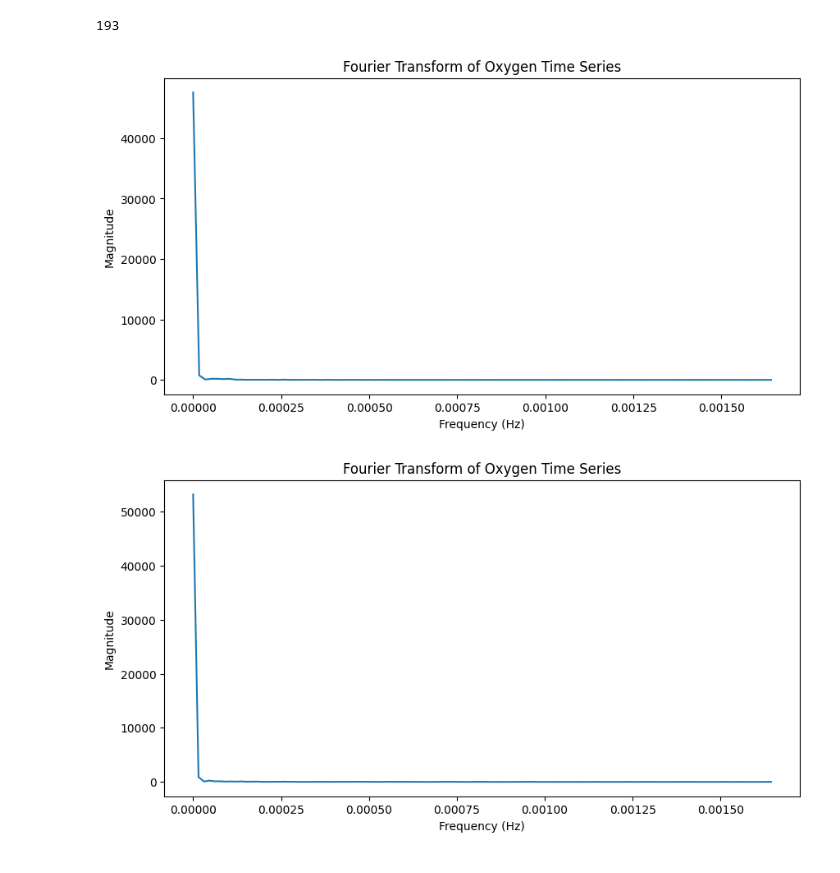
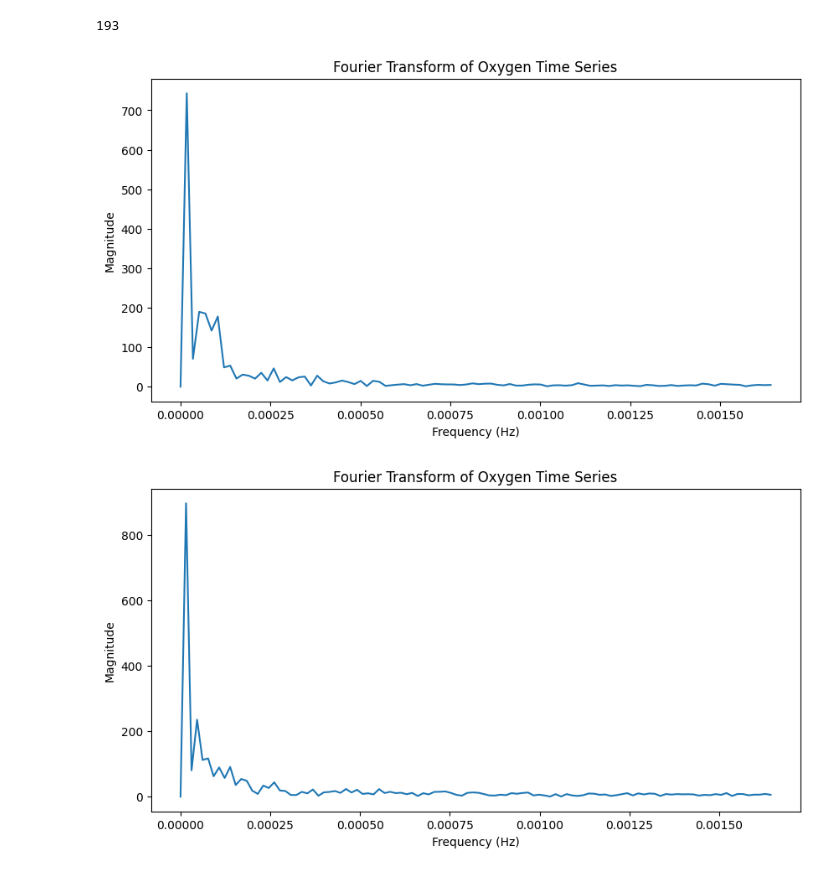
Before and after one commit to rzv09/smores_proj, a Jupyter notebook: src/analysis.ipynb, the cells around one changed output. Saved outputs shown, nothing was run; the diff lists cells and outputs as text; code cells hidden in the pictures.

```diff
--- a/src/analysis.ipynb
+++ b/src/analysis.ipynb
@@ -165,18 +165,18 @@ time_seconds = (time - time[0]).total_seconds()
 # %%
 N = len(oxygen)  # Number of samples
 T = (time_seconds[1] - time_seconds[0])  # Sampling interval in seconds
 freqs = fftfreq(N, d=T)  # Frequency components
 fft_values = fft(oxygen)  # Perform FFT
-
+fft_values[0] = 0
 # Plot Frequency Spectrum (only positive frequencies)
 plt.figure(figsize=(10, 5))
 plt.plot(freqs[:N//2], np.abs(fft_values[:N//2]))  # Only positive frequencies
 plt.xlabel("Frequency (Hz)")
 plt.ylabel("Magnitude")
 plt.title("Fourier Transform of Oxygen Time Series")
 plt.show()
 # %% [output]
-[figure, old version]
+[figure, new version]
 # %%
 time = second_piece.index
 oxygen = second_piece.values
@@ -185,7 +185,7 @@ N = len(oxygen)  # Number of samples
 T = (time_seconds[1] - time_seconds[0])  # Sampling interval in seconds
 freqs = fftfreq(N, d=T)  # Frequency components
 fft_values = fft(oxygen)  # Perform FFT
-
+fft_values[0] = 0
 # Plot Frequency Spectrum (only positive frequencies)
 plt.figure(figsize=(10, 5))
 plt.plot(freqs[:N//2], np.abs(fft_values[:N//2]))  # Only positive frequencies
@@ -194,7 +194,7 @@ plt.ylabel("Magnitude")
 plt.title("Fourier Transform of Oxygen Time Series")
 plt.show()
 # %% [output]
-[figure, old version]
+[figure, new version]
 # %%
 time = third_piece.index
 oxygen = third_piece.values
```
Also changed, not shown: parts of 2 cells of this notebook.
